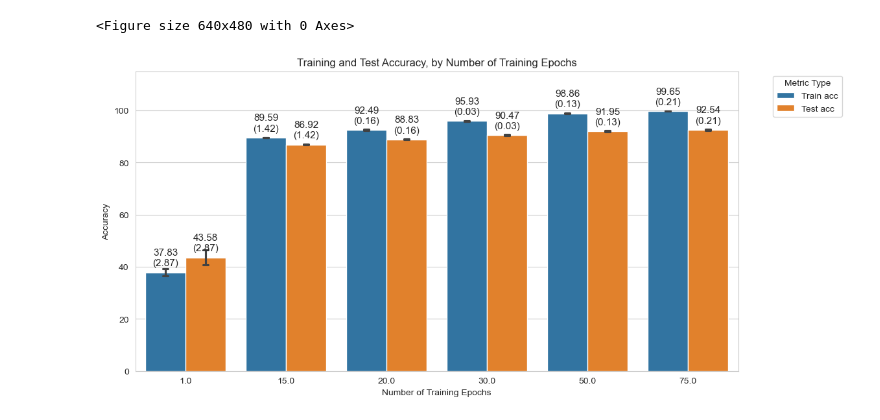
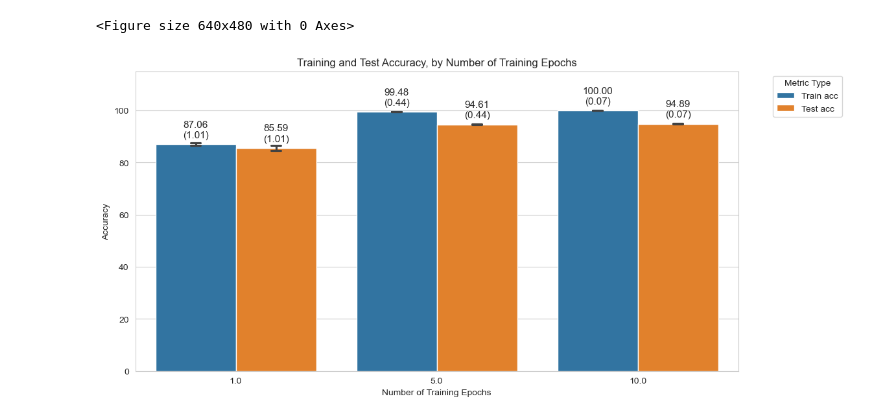
Before and after one commit to probabilistic-adaptation/verifying_unlearning_2026, a Jupyter notebook: visualize_pretraining_results.ipynb, the cells around one changed output. Cells and saved outputs as stored; diff of their text form; code cells hidden in the pictures.

```diff
--- a/visualize_pretraining_results.ipynb
+++ b/visualize_pretraining_results.ipynb
@@ -192,9 +192,9 @@ def results_barchart(final_df):
     # plt.tight_layout()
     plt.show()
 # %%
-results = gather_results("results/pretraining/seed_1")
-results["test_acc"] = results["test_acc"]*100
+results = gather_results("results/pretraining/seed_3")
+results["test_acc"] = results["test_acc"]
 results_barchart(results)
 # %% [output]
 <Figure size 640x480 with 0 Axes>
-[figure, old version]
+[figure, new version]
```
Also changed, not shown: 21 other files.
